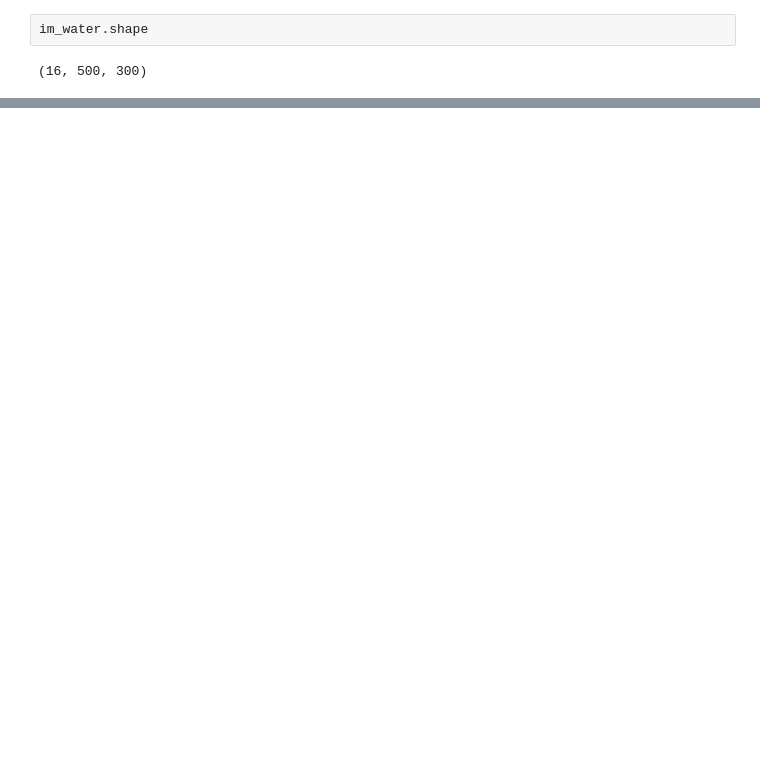
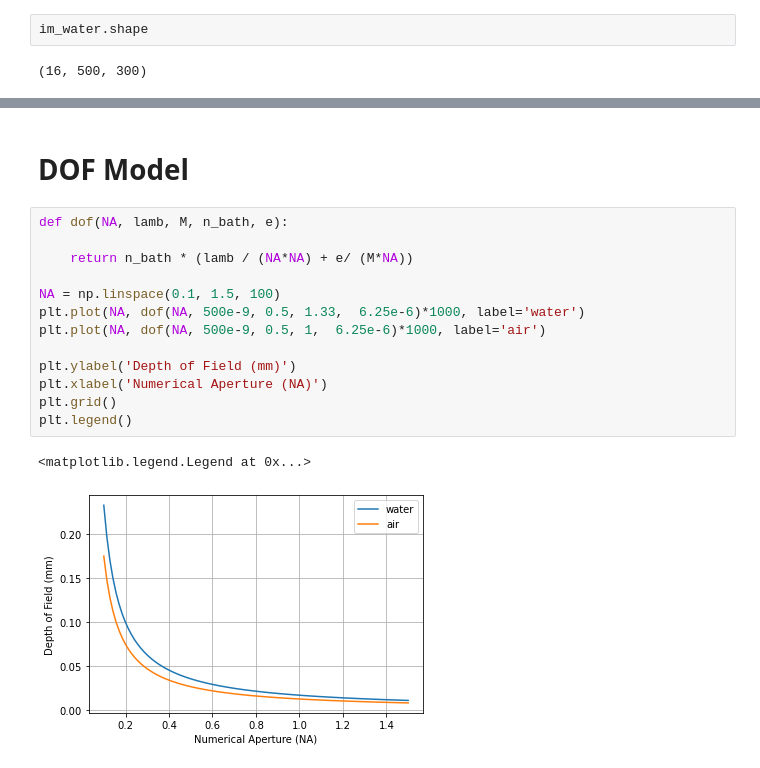
Before and after one commit to kwokkenton/optea, a Jupyter notebook: dof.ipynb, the cells around one changed output, grey strips where cells are left out. Drawn from its saved outputs; the diff is of its cells as text; blank space fills up the shorter version.

Commit message:
add simulation plots

```diff
--- a/dof.ipynb
+++ b/dof.ipynb
@@ -260,0 +297,18 @@ im_water.shape
+# %% [markdown]
+# DOF Model
+# %%
+def dof(NA, lamb, M, n_bath, e):
+
+    return n_bath * (lamb / (NA*NA) + e/ (M*NA))
+
+NA = np.linspace(0.1, 1.5, 100)
+plt.plot(NA, dof(NA, 500e-9, 0.5, 1.33,  6.25e-6)*1000, label='water')
+plt.plot(NA, dof(NA, 500e-9, 0.5, 1,  6.25e-6)*1000, label='air')
+
+plt.ylabel('Depth of Field (mm)')
+plt.xlabel('Numerical Aperture (NA)')
+plt.grid()
+plt.legend()
+# %% [output]
+<matplotlib.legend.Legend at 0x...>
+[figure, added]
```
Also changed, not shown: parts of 6 cells of this notebook.
